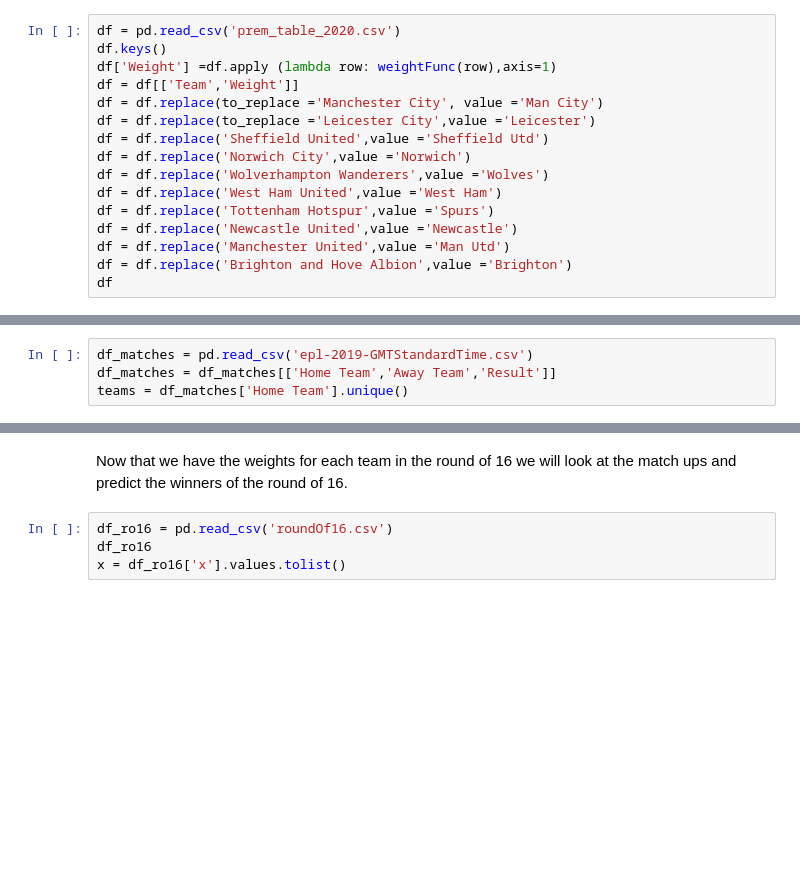
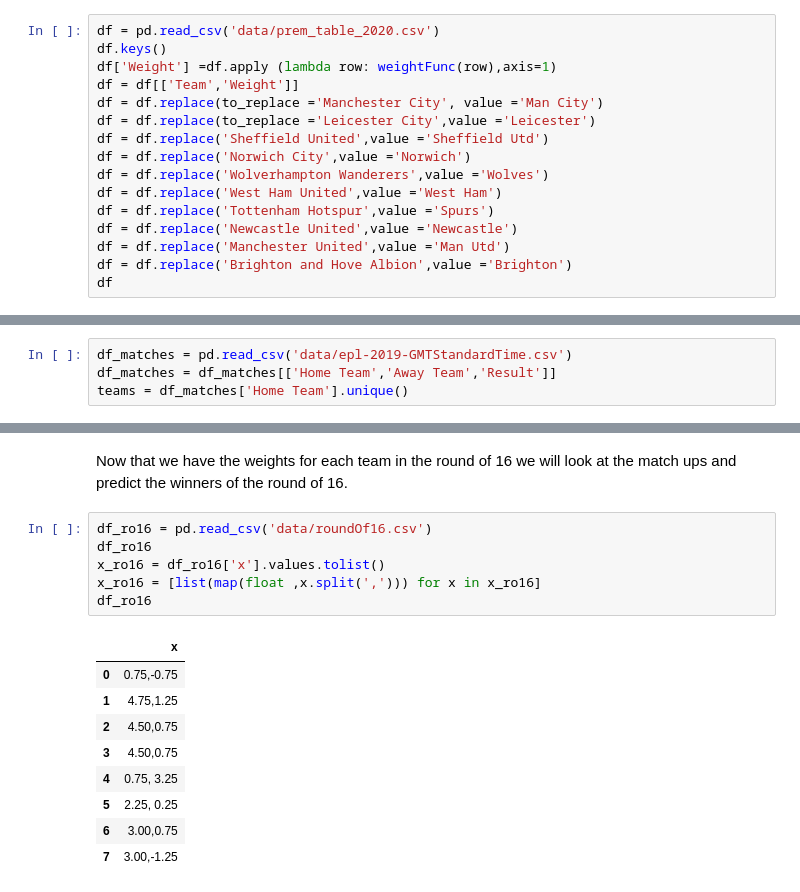
Before and after one commit to CDL-Quantum/Hackathon2021, a Jupyter notebook: Loo Boys/Euro_Simulation.ipynb, the cells around one changed output, grey strips where cells are left out. Drawn from its saved outputs; the diff is of its cells as text; blank space fills up the shorter version.

```diff
--- a/Loo Boys/Euro_Simulation.ipynb
+++ b/Loo Boys/Euro_Simulation.ipynb
@@ -35,7 +35,7 @@ def whoWon(value):
     else:
         return 0
 # %%
-df = pd.read_csv('prem_table_2020.csv')
+df = pd.read_csv('data/prem_table_2020.csv')
 df.keys()
 df['Weight'] =df.apply (lambda row: weightFunc(row),axis=1)
 df = df[['Team','Weight']]
@@ -69,7 +69,7 @@ df
 | 18 | Watford | -6.50 |
 | 19 | Norwich | -15.00 |
 # %%
-df_matches = pd.read_csv('epl-2019-GMTStandardTime.csv')
+df_matches = pd.read_csv('data/epl-2019-GMTStandardTime.csv')
 df_matches = df_matches[['Home Team','Away Team','Result']]
 teams = df_matches['Home Team'].unique()
 # %%
@@ -252,7 +250,19 @@ df_Euro
 # %% [markdown]
 Now that we have the weights for each team in the round of 16 we will look at the match ups and predict the winners of the round of 16.
 # %%
-df_ro16 = pd.read_csv('roundOf16.csv')
+df_ro16 = pd.read_csv('data/roundOf16.csv')
 df_ro16
-x = df_ro16['x'].values.tolist()
+x_ro16 = df_ro16['x'].values.tolist()
+x_ro16 = [list(map(float ,x.split(','))) for x in x_ro16]
+df_ro16
+# %% [output]
+|  | x |
+| 0 | 0.75,-0.75 |
+| 1 | 4.75,1.25 |
+| 2 | 4.50,0.75 |
+| 3 | 4.50,0.75 |
+| 4 | 0.75, 3.25 |
+| 5 | 2.25, 0.25 |
+| 6 | 3.00,0.75 |
+| 7 | 3.00,-1.25 |
 # %%
```
Also changed, not shown: parts of 7 cells of this notebook, 5 other files.
